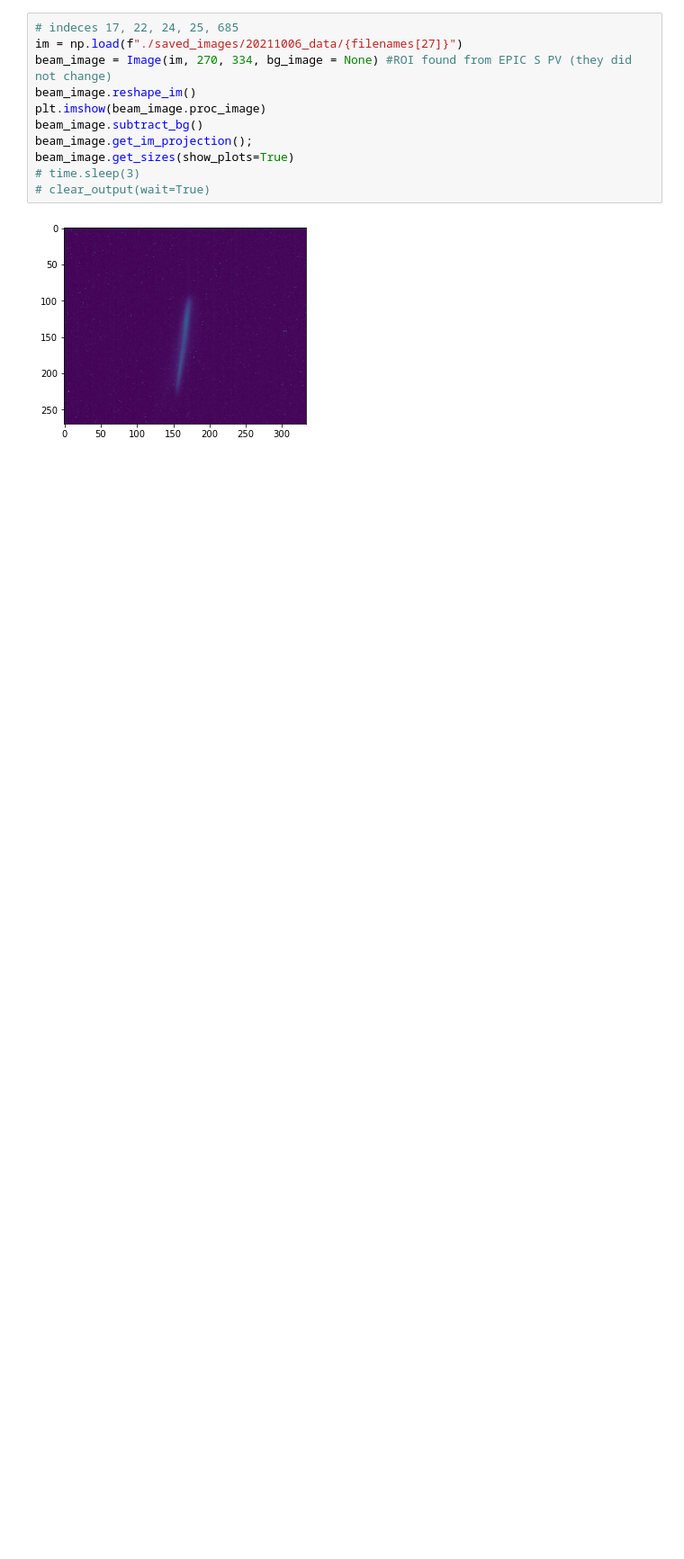
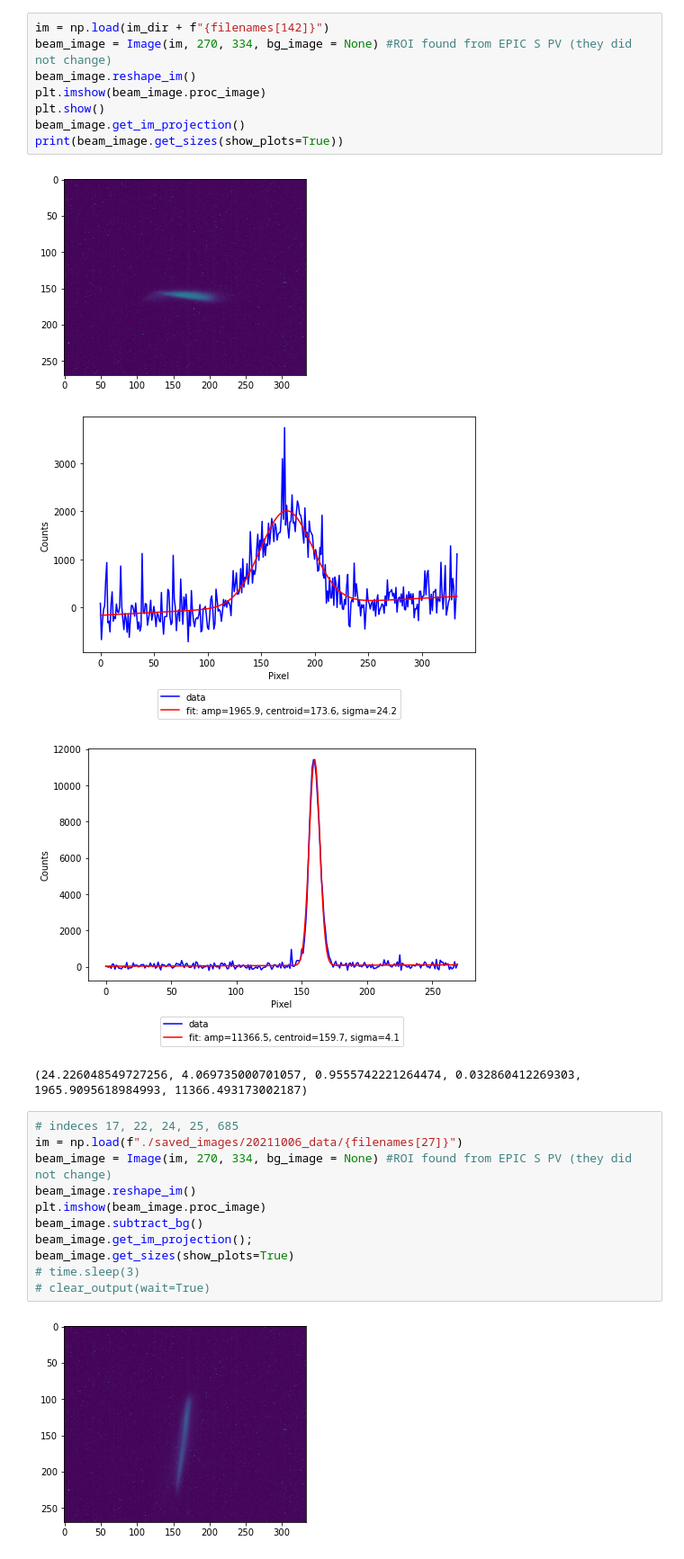
Before and after one commit to slaclab/lcls_emit, a Jupyter notebook: notebooks/review_md_20211006.ipynb, the cells around one changed output. Shown: that part at 90% size. Cells and saved outputs as stored; diff of their text form; blank space fills up the shorter version.

```diff
--- a/notebooks/review_md_20211006.ipynb
+++ b/notebooks/review_md_20211006.ipynb
@@ -33,3 +44,16 @@ for i in range(0):
+# %%
+im = np.load(im_dir + f"{filenames[142]}")
+beam_image = Image(im, 270, 334, bg_image = None) #ROI found from EPIC S PV (they did not change)
+beam_image.reshape_im()
+plt.imshow(beam_image.proc_image)
+plt.show()
+beam_image.get_im_projection()
+print(beam_image.get_sizes(show_plots=True))
+# %% [output]
+[figure, added]
+[figure, added]
+[figure, added]
+(24.226048549727256, 4.069735000701057, 0.9555742221264474, 0.032860412269303, 1965.9095618984993, 11366.493173002187)
 # %%
 # indeces 17, 22, 24, 25, 685
 im = np.load(f"./saved_images/20211006_data/{filenames[27]}")
```
Also changed, not shown: parts of 3 cells of this notebook, 4 other files.
